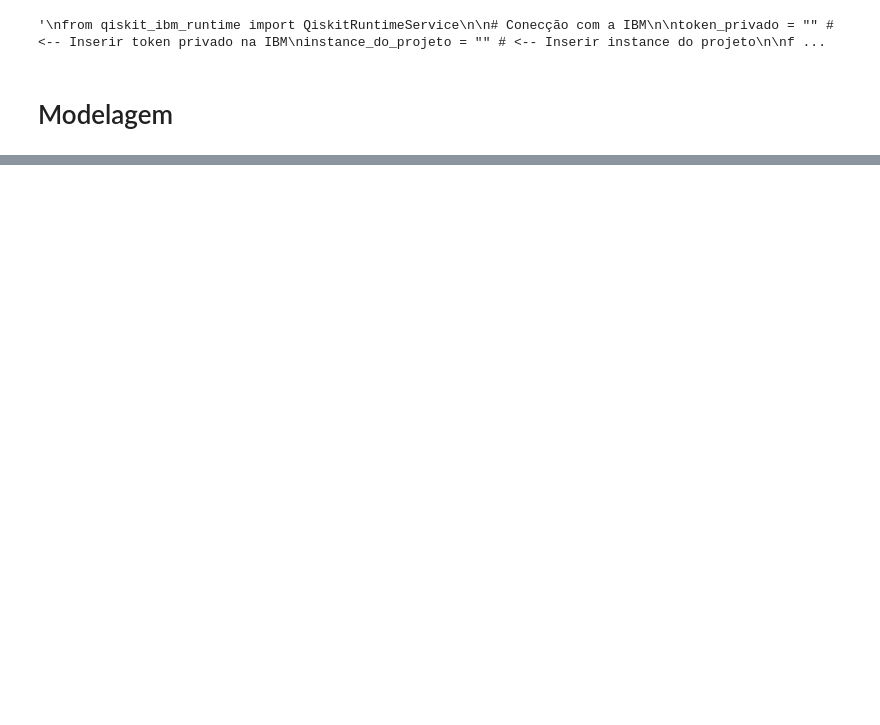
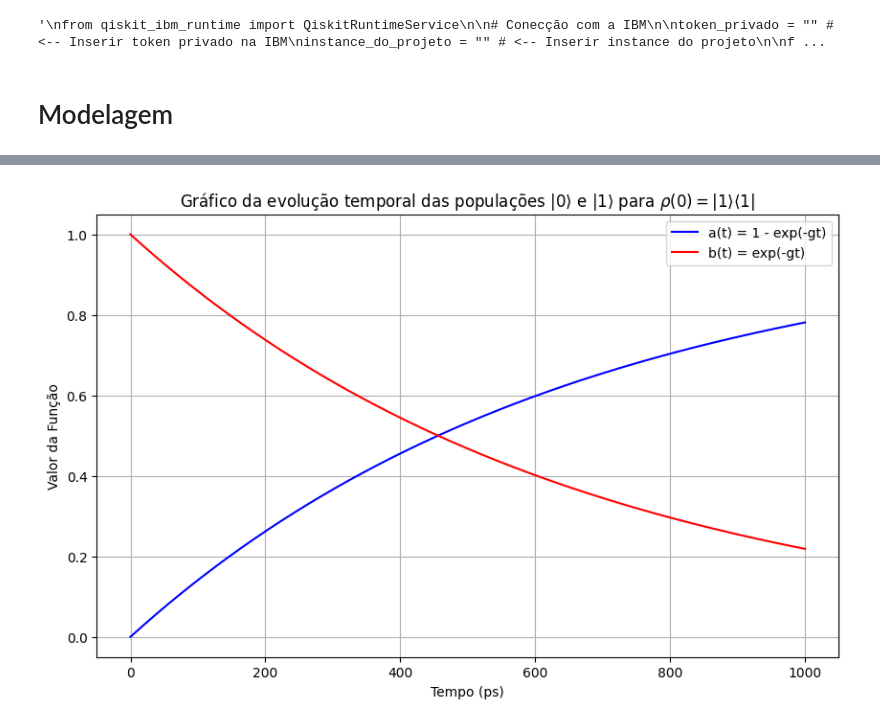
Before and after one commit to LucioFassarella/SSD---Simulacoes-de-Sistemas-Dissipativos, a Jupyter notebook: SQSD_Modelo_qubit_amplitude_amortecida.ipynb, the cells around one changed output, grey strips where cells are left out. Cells and saved outputs as stored; diff of their text form; code cells hidden in the pictures; blank space fills up the shorter version.

```diff
--- a/SQSD_Modelo_qubit_amplitude_amortecida.ipynb
+++ b/SQSD_Modelo_qubit_amplitude_amortecida.ipynb
@@ -353,0 +439,42 @@ print(f"<H>: {expectation_value}")
+# %%
+import numpy as np
+
+g = 1.52e9
+
+def a(t):
+    1 - np.exp(-g*t)
+
+def b(t):
+    np.exp(-g*t)
+# %%
+import matplotlib.pyplot as plt
+
+# Time range in picoseconds
+t_ps = np.linspace(0, 1000, 500) # 0 to 1000 ps with 500 points
+
+# Convert time to seconds for calculations (g is in s^-1)
+t_s = t_ps * 1e-12
+
+# Redefine a and b functions locally to use the global g from previous cell
+def a_func(t):
+    return 1 - np.exp(-g * t)
+
+def b_func(t):
+    return np.exp(-g * t)
+
+# Calculate function values
+a_values = a_func(t_s)
+b_values = b_func(t_s)
+
+# Plotting
+plt.figure(figsize=(10, 6))
+plt.plot(t_ps, a_values, label= r'a(t) = 1 - exp(-gt)', color = 'blue')
+plt.plot(t_ps, b_values, label= r'b(t) = exp(-gt)', color = 'red')
+plt.xlabel('Tempo (ps)')
+plt.ylabel('Valor da Função')
+plt.title(r'Gráfico da evolução temporal das populações $\vert 0 \rangle$ e $\vert 1 \rangle$ para $\rho(0) = \vert 1 \rangle\langle 1 \vert$')
+plt.legend()
+plt.grid(True)
+plt.show()
+# %% [output]
+[figure, added]
```
Also changed, not shown: parts of 6 cells of this notebook.
